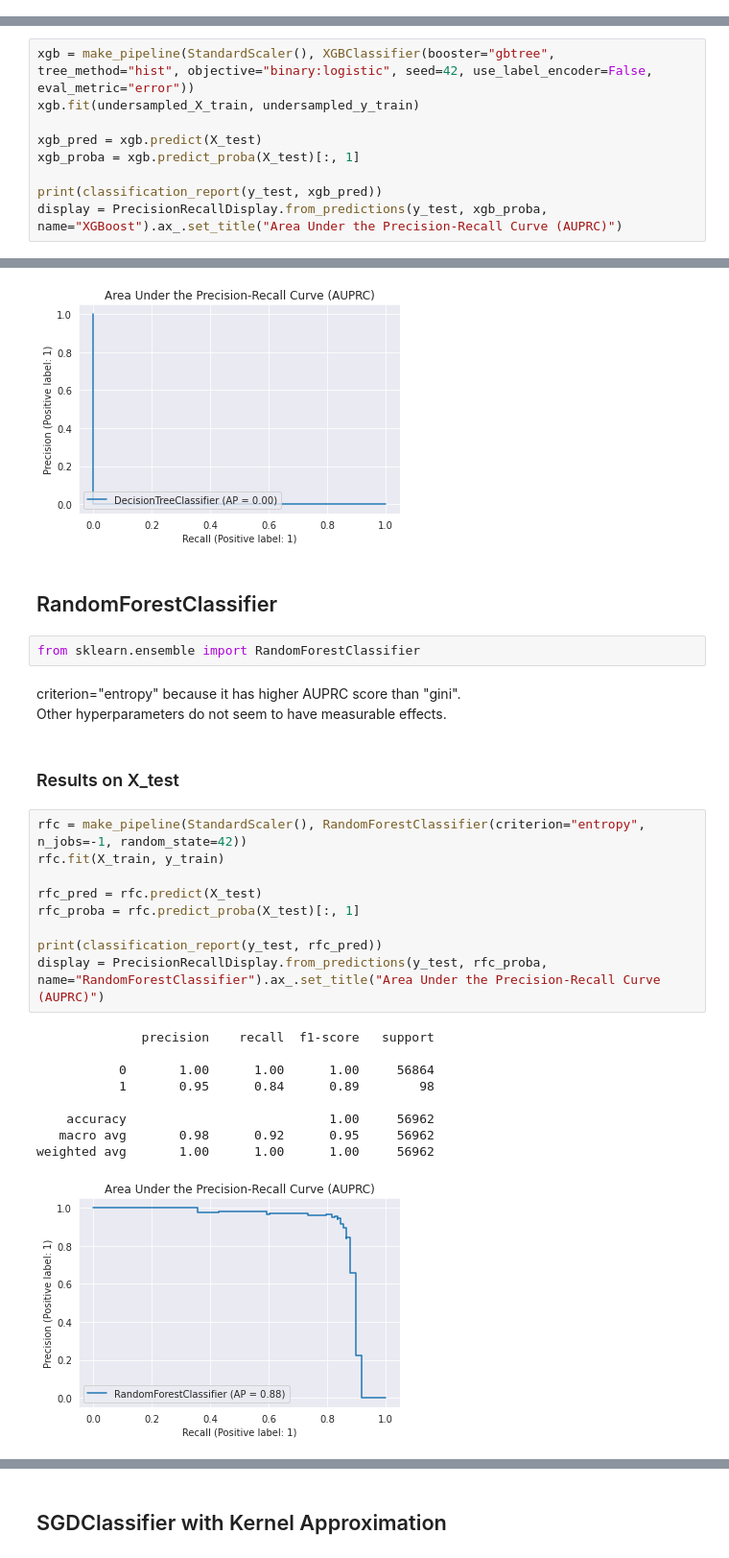
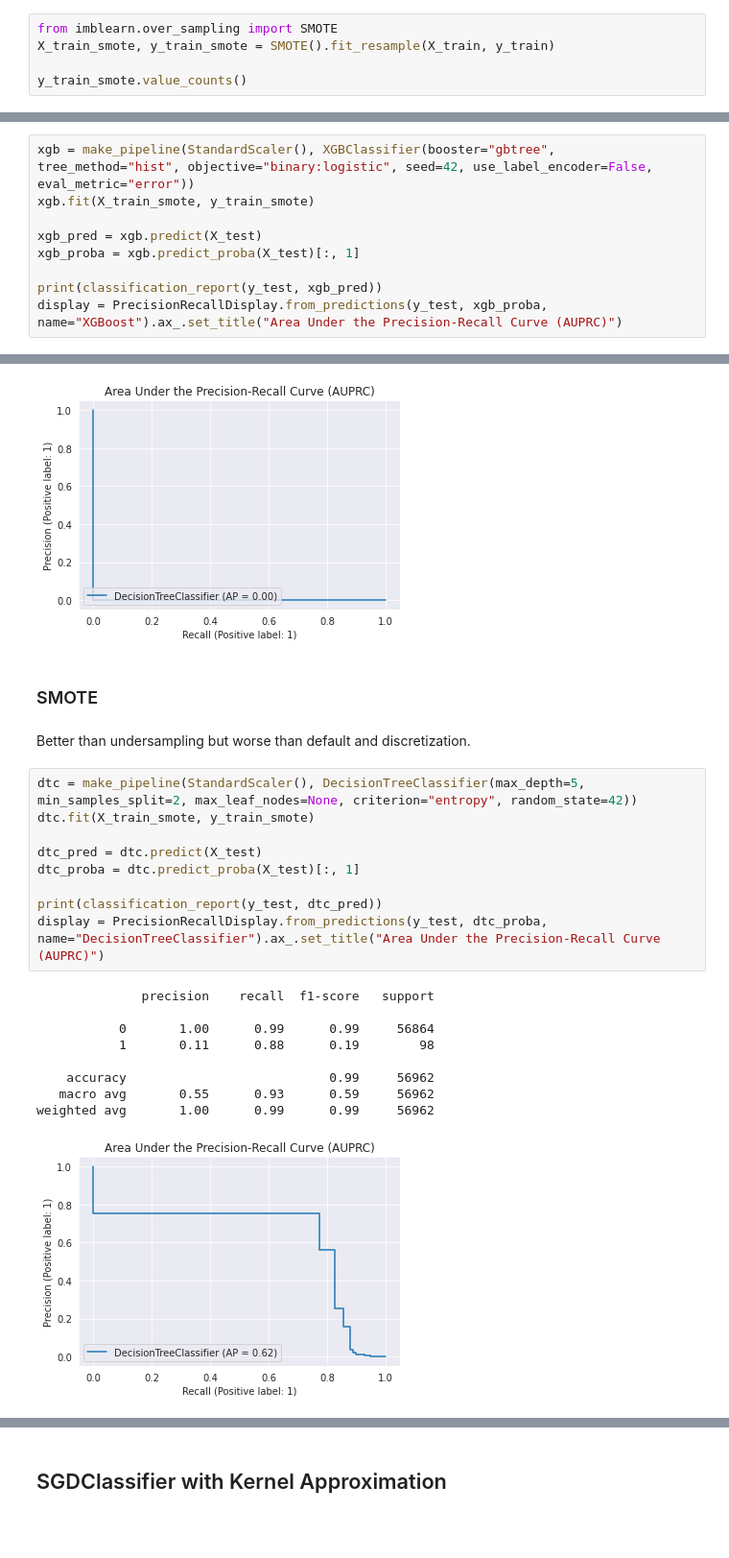
Before and after one commit to AtakanYuksel/credit-card-fraud-detection, a Jupyter notebook: main.ipynb, the cells around one changed output, grey strips where cells are left out. Shown at 96% size. Cells and saved outputs as stored; diff of their text form; blank space fills up the shorter version.

Commit message:
oversampling and discretization

```diff
--- a/main.ipynb
+++ b/main.ipynb
@@ -162,0 +151,5 @@ cnn_X_train, cnn_X_test, cnn_y_train, cnn_y_test = train_test_split(cnn_X, cnn_y
+# %%
+from imblearn.over_sampling import SMOTE
+X_train_smote, y_train_smote = SMOTE().fit_resample(X_train, y_train)
+
+y_train_smote.value_counts()
@@ -216,6 +363,6 @@ Undersampling with XGBoost gives respectable results, but standard data still sc
 # %%
 xgb = make_pipeline(StandardScaler(), XGBClassifier(booster="gbtree", tree_method="hist", objective="binary:logistic", seed=42, use_label_encoder=False, eval_metric="error"))
-xgb.fit(undersampled_X_train, undersampled_y_train)
+xgb.fit(X_train_smote, y_train_smote)
 
 xgb_pred = xgb.predict(X_test)
 xgb_proba = xgb.predict_proba(X_test)[:, 1]
@@ -325,30 +524,25 @@ display = PrecisionRecallDisplay.from_predictions(y_test, dtc_proba, name="Decis
 weighted avg       1.00      0.56      0.72     56962
 [figure]
 # %% [markdown]
-## RandomForestClassifier
+### SMOTE
-# %%
-from sklearn.ensemble import RandomForestClassifier
-# %% [markdown]
-criterion="entropy" because it has higher AUPRC score than "gini".<br>
-Other hyperparameters do not seem to have measurable effects.<br>
-# %% [markdown]
-### Results on X_test
+# %% [markdown]
+Better than undersampling but worse than default and discretization.
 # %%
-rfc = make_pipeline(StandardScaler(), RandomForestClassifier(criterion="entropy", n_jobs=-1, random_state=42))
-rfc.fit(X_train, y_train)
+dtc = make_pipeline(StandardScaler(), DecisionTreeClassifier(max_depth=5, min_samples_split=2, max_leaf_nodes=None, criterion="entropy", random_state=42))
+dtc.fit(X_train_smote, y_train_smote)
 
-rfc_pred = rfc.predict(X_test)
-rfc_proba = rfc.predict_proba(X_test)[:, 1]
+dtc_pred = dtc.predict(X_test)
+dtc_proba = dtc.predict_proba(X_test)[:, 1]
 
-print(classification_report(y_test, rfc_pred))
-display = PrecisionRecallDisplay.from_predictions(y_test, rfc_proba, name="RandomForestClassifier").ax_.set_title("Area Under the Precision-Recall Curve (AUPRC)")
+print(classification_report(y_test, dtc_pred))
+display = PrecisionRecallDisplay.from_predictions(y_test, dtc_proba, name="DecisionTreeClassifier").ax_.set_title("Area Under the Precision-Recall Curve (AUPRC)")
 # %% [output]
               precision    recall  f1-score   support
 
-           0       1.00      1.00      1.00     56864
-           1       0.95      0.84      0.89        98
+           0       1.00      0.99      0.99     56864
+           1       0.11      0.88      0.19        98
 
-    accuracy                           1.00     56962
-   macro avg       0.98      0.92      0.95     56962
-weighted avg       1.00      1.00      1.00     56962
+    accuracy                           0.99     56962
+   macro avg       0.55      0.93      0.59     56962
+weighted avg       1.00      0.99      0.99     56962
-[figure, old version]
+[figure, new version]
```
Also changed, not shown: parts of 66 cells of this notebook, 2 other files.
